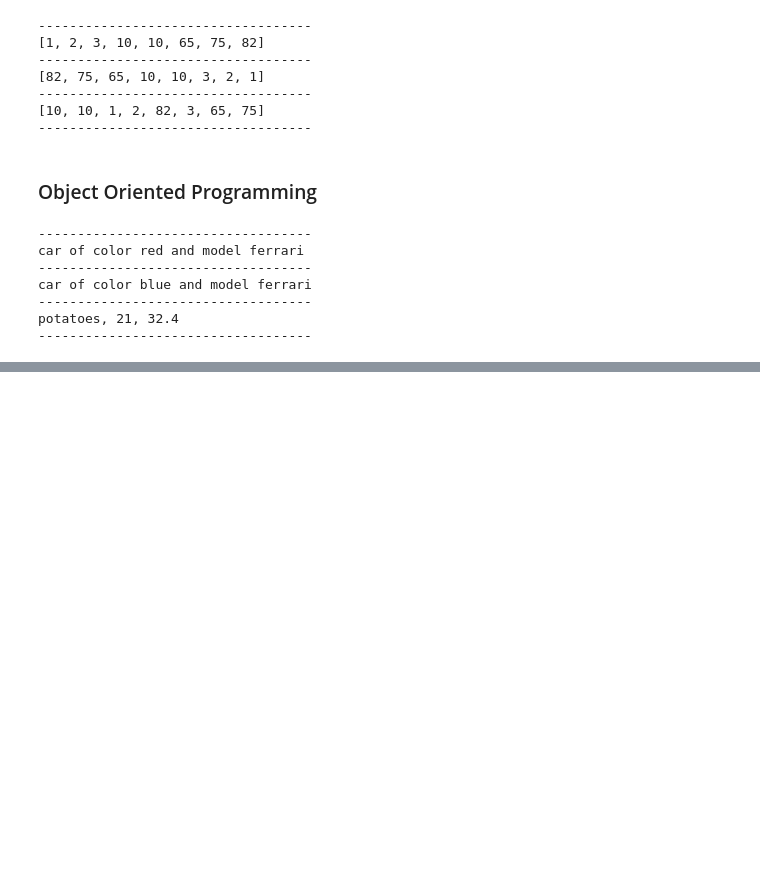
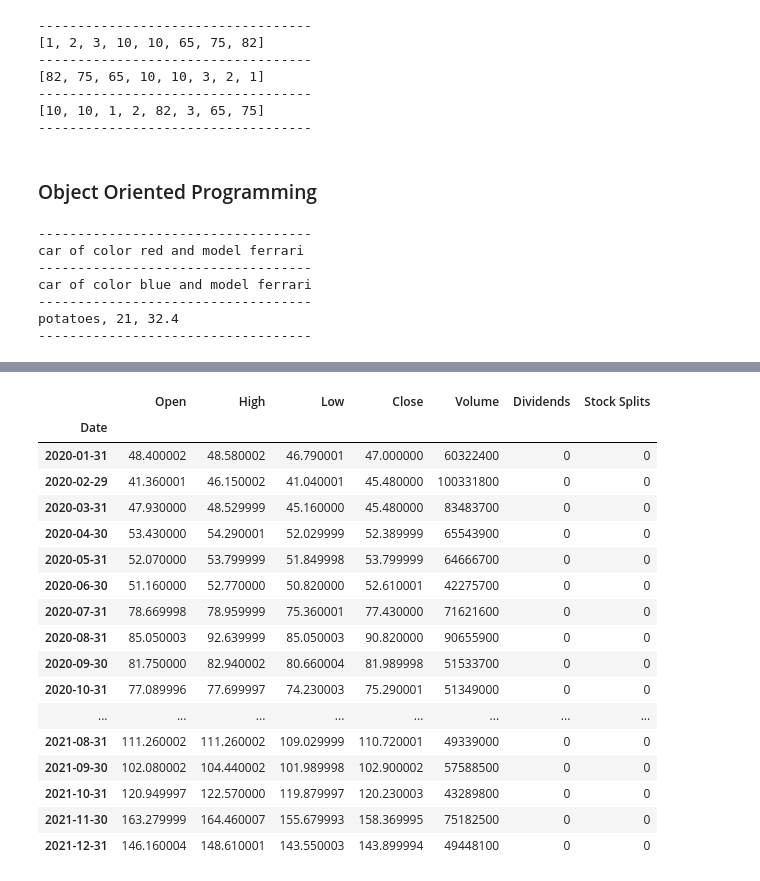
Before and after one commit to YamiYume/Algorithms, a Jupyter notebook: Lab1/ptorresg_lab1.ipynb, the cells around one changed output, grey strips where cells are left out. Drawn from its saved outputs; the diff is of its cells as text; code cells hidden in the pictures; blank space fills up the shorter version.

```diff
--- a/Lab1/ptorresg_lab1.ipynb
+++ b/Lab1/ptorresg_lab1.ipynb
@@ -1295,0 +1475,10 @@ potatoes, 21, 32.4
+# %%
+import yfinance as yf
+
+# we are fetching the data of amd company from yahoo finance services
+
+amd = yf.Ticker('AMD')
+
+amd = amd.history(start='2020-01-01', end='2022-01-01')
+
+#it generate a pandas Dataframe
@@ -1295,0 +1646,24 @@ potatoes, 21, 32.4
+# %%
+# for example for calculation of monthly returns
+amd_by_month_agg = amd.resample('M').agg(lambda x: x[-1])
+# %%
+amd_by_month_agg
+# %% [output]
+|  | Open | High | Low | Close | Volume | Dividends | Stock Splits |
+| Date |  |  |  |  |  |  |  |
+| 2020-01-31 | 48.400002 | 48.580002 | 46.790001 | 47.000000 | 60322400 | 0 | 0 |
+| 2020-02-29 | 41.360001 | 46.150002 | 41.040001 | 45.480000 | 100331800 | 0 | 0 |
+| 2020-03-31 | 47.930000 | 48.529999 | 45.160000 | 45.480000 | 83483700 | 0 | 0 |
+| 2020-04-30 | 53.430000 | 54.290001 | 52.029999 | 52.389999 | 65543900 | 0 | 0 |
+| 2020-05-31 | 52.070000 | 53.799999 | 51.849998 | 53.799999 | 64666700 | 0 | 0 |
+| 2020-06-30 | 51.160000 | 52.770000 | 50.820000 | 52.610001 | 42275700 | 0 | 0 |
+| 2020-07-31 | 78.669998 | 78.959999 | 75.360001 | 77.430000 | 71621600 | 0 | 0 |
+| 2020-08-31 | 85.050003 | 92.639999 | 85.050003 | 90.820000 | 90655900 | 0 | 0 |
+| 2020-09-30 | 81.750000 | 82.940002 | 80.660004 | 81.989998 | 51533700 | 0 | 0 |
+| 2020-10-31 | 77.089996 | 77.699997 | 74.230003 | 75.290001 | 51349000 | 0 | 0 |
+| ... | ... | ... | ... | ... | ... | ... | ... |
+| 2021-08-31 | 111.260002 | 111.260002 | 109.029999 | 110.720001 | 49339000 | 0 | 0 |
+| 2021-09-30 | 102.080002 | 104.440002 | 101.989998 | 102.900002 | 57588500 | 0 | 0 |
+| 2021-10-31 | 120.949997 | 122.570000 | 119.879997 | 120.230003 | 43289800 | 0 | 0 |
+| 2021-11-30 | 163.279999 | 164.460007 | 155.679993 | 158.369995 | 75182500 | 0 | 0 |
+| 2021-12-31 | 146.160004 | 148.610001 | 143.550003 | 143.899994 | 49448100 | 0 | 0 |
```
Also changed, not shown: parts of 47 cells of this notebook.
